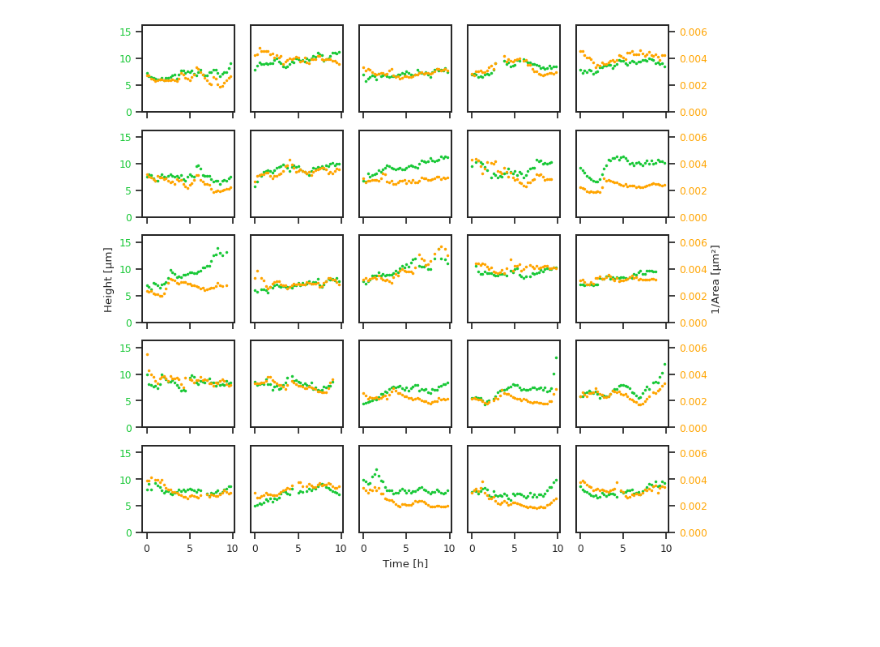
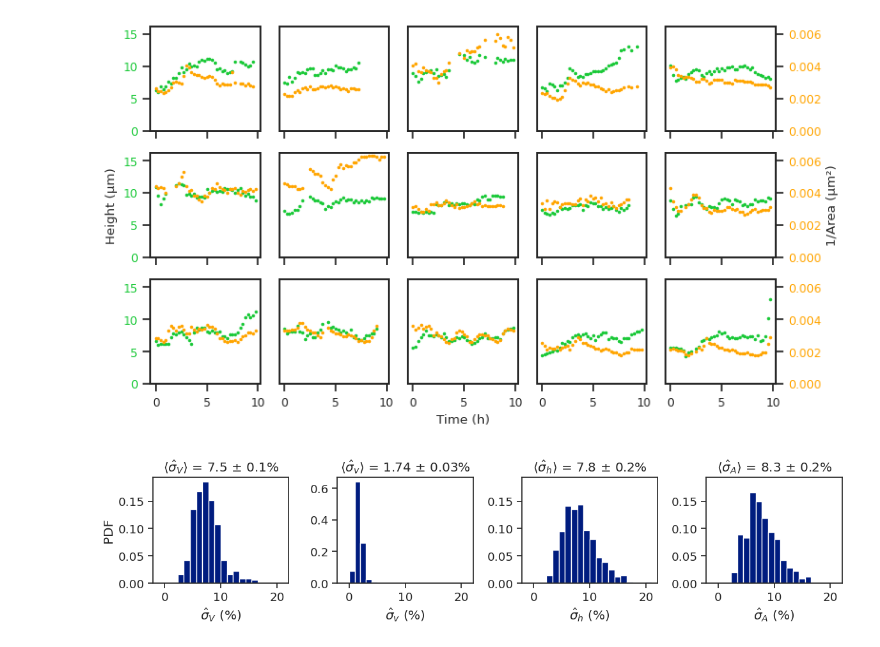
Before and after one commit to siljabl/MDCK_QPI, a Jupyter notebook: figure_scripts/figure5.ipynb, the cells around one changed output. Drawn from its saved outputs; the diff is of its cells as text; code cells hidden in the pictures; blank space fills up the shorter version.

```diff
--- a/figure_scripts/figure5.ipynb
+++ b/figure_scripts/figure5.ipynb
@@ -43,15 +45,18 @@ diff_lim = 0.3
 # choose data set
 file = "A2P1"
 folder = "../../data/Tomocube/MDCK_10.02.2025/"
+search_range = 50
+
 #folder = "../../data/Holomonitor/MDCK_19.03.2024/"
 #file = "A1-12"
+#search_range = 10
 
 
 # load data
-df = pd.read_csv(f"{folder}{file}/area_volume_unfiltered.csv")
+df = pd.read_csv(f"{folder}{file}/area_volume_filtered.csv")
 
-# track cells
-tracks_raw = tp.link(df[df.frame < max_frame], search_range=50, memory=5)
+# track cells. Remove when redone
+tracks_raw = tp.link(df[df.frame < max_frame], search_range=search_range, memory=5)
 tracks = tp.filter_stubs(tracks_raw, 5)
 tracks = tracks.reset_index(drop=True)
 # %% [output]
@@ -68,7 +73,9 @@ for p in range(max(tracks.particle)):
 particles = np.array(particles)
 track_len = np.array(track_len)
 
-long_tracks = particles[track_len >= min_len]
-print(f"Number of tracks longer than {min_len/frames_per_hour:0.1f} hours:\n{len(long_tracks)}")
+long_tracks_plot = particles[track_len >= min_len_plot]
+long_tracks_stat = particles[track_len >= min_len_stat]
+print(f"Number of tracks longer than {min_len_plot/frames_per_hour:0.1f} hours:\n{len(long_tracks_plot)}\n")
+print(f"Number of tracks longer than {min_len_stat/frames_per_hour:0.1f} hours:\n{len(long_tracks_stat)}")
 # %% [output]
 Number of tracks longer than 7.5 hours:
@@ -115,6 +144,6 @@ array([  2,   5,   8,  13,  14,  16,  18,  19,  20,  23,  24,  25,  26,
 # %%
 sns.set_theme(style='ticks', palette='bright', font_scale=0.8)
-fig, axes = plt.subplots(5,5, figsize=(8,7), sharex=True)#, sharey=True)
+fig, axes = plt.subplots(3,5, figsize=(8,4.5), sharex=True)#, sharey=True)
 
 i = 0
 for ax in axes.flatten():
@@ -123,19 +152,15 @@ for ax in axes.flatten():
     ax1 = ax.twinx()
 
     # mask specific track
-    mask = (tracks.particle == good_tracks[plot_mask[i]])
+    mask = (tracks.particle == good_tracks_plot[plot_mask[i]])
 
     # compute mask that avoids outliers
     outlier = (abs(tracks[mask].V - np.median(tracks[mask].V)) <= median_lim*np.median(tracks[mask].V))
-
-    # smoothen curve for visuals
-    #mu = gaussian_filter(tracks[mask][outlier].V, sigma=1.5)
 
     # compute volume fraction
     v_frac = (tracks[mask][outlier].n_avrg - n0) / (nd - n0)
 
     # plot volume
-    #ax.plot(tracks[mask][outlier].frame / 4, mu, 'r-', alpha=0.7)
     ax.plot(tracks[mask][outlier].frame / 4, (tracks[mask][outlier].V), 'b.', ms=3)
 
     # plot dry mass
@@ -149,7 +174,7 @@ for ax in axes.flatten():
         ax1.set_yticks([0, .5, 1])
     if (i)%5 != 0:
         ax.set_yticks([])
-    if i==14:
+    if i==9:
         ax1.set(ylabel="Volume fraction")
 
     ax1.set(ylim=(0,1))
@@ -162,7 +187,7 @@ for ax in axes.flatten():
     i += 1
 
 
-axes[2,0].set(ylabel="Volume [µm³]")
-axes[4,2].set(xlabel="Time [h]")
+axes[1,0].set(ylabel="Volume (µm³)")
+axes[2,2].set(xlabel="Time (h)")
 fig.tight_layout()
 # %% [output]
@@ -172,7 +197,7 @@ fig.savefig(f"../../figs/paper/figure5.pdf", dpi=300)
 # %%
 # figure S3
 sns.set_theme(style='ticks', palette='bright', font_scale=0.8)
-fig, axes = plt.subplots(5,5, figsize=(8,7), sharex=True)#, sharey=True)
+fig, axes = plt.subplots(3,5, figsize=(8,4.5), sharex=True)#, sharey=True)
 
 i = 0
 idx = 0
@@ -182,48 +207,48 @@ for ax in axes.flatten():
     ax1 = ax.twinx()
 
     # mask specific track
-    mask = (tracks.particle == good_tracks[plot_mask[i]])
+    mask = (tracks.particle == good_tracks_plot[plot_mask[i]])
 
     # compute mask that avoids outliers
     outlier = (abs(tracks[mask].V - np.median(tracks[mask].V)) <= median_lim*np.median(tracks[mask].V))
 
     # smoothen curve for visuals
-    mu_h = gaussian_filter(tracks[mask][outlier].h_avrg, sigma=1.5)
-    mu_A = gaussian_filter(1/tracks[mask][outlier].A,    sigma=1.5)
+    #mu_h = gaussian_filter(tracks[mask][outlier].h_avrg, sigma=1.5)
+    #mu_A = gaussian_filter(1/tracks[mask][outlier].A,    sigma=1.5)
 
     # plot height
     #ax.plot(tracks[mask][outlier].frame / 4, mu_h, 'g-', alpha=0.7)
     ax.plot(tracks[mask][outlier].frame / 4, (tracks[mask][outlier].h_avrg), 'g.', ms=3)
 
     # plot area
     #ax1.plot(tracks[mask][outlier].frame / 4, mu_A, '-', alpha=0.7, color="orange")
     ax1.plot(tracks[mask][outlier].frame / 4, 1/(tracks[mask][outlier].A), '.', ms=3, color="orange")
 
 
     # axes specifications
     if (i+1)%5 != 0:
         ax1.set_yticks([])
     #else:
     #    ax1.set_yticks([0, .5, 1])
     if (i)%5 != 0:
         ax.set_yticks([])
-    if i==14:
-        ax1.set(ylabel="1/Area [µm²]")
+    if i==9:
+        ax1.set(ylabel="1/Area (µm²)")
 
     ax1.set(ylim=(0,0.0065))
     ax .set(ylim=(0,2500*0.0065))
     ax .set_xticks([0, 5, 10])
     ax.tick_params(axis='y', labelcolor='g')
     ax1.tick_params(axis='y', labelcolor='orange')
 
 
 
     i += 1
 
-axes[2,0].set(ylabel="Height [µm]")
-axes[4,2].set(xlabel="Time [h]")
+axes[1,0].set(ylabel="Height (µm)")
+axes[2,2].set(xlabel="Time (h)")
 fig.tight_layout()
 # %% [output]
-[figure, old version]
+[figure, new version]
 # %%
 fig.savefig(f"../../figs/paper/figureS3.pdf", dpi=300)
@@ -229,0 +275,27 @@ fig.savefig(f"../../figs/paper/figureS3.pdf", dpi=300)
+# %%
+bins = 20
+hist_range = [-1,21]
+
+fig = plt.figure(figsize=(12,3))
+sns.set_theme(style='ticks', palette='dark', font_scale=1.2)
+
+ax0 = fig.add_subplot(1, 4, 1)
+ax1 = fig.add_subplot(1, 4, 2)
+ax2 = fig.add_subplot(1, 4, 3, sharey = ax0)
+ax3 = fig.add_subplot(1, 4, 4, sharey = ax0)
+
+ax0.hist(V_fluct, density="True", bins=bins,   range=hist_range)
+ax1.hist(v_fluct, density="True", bins=bins+2, range=hist_range)
+ax2.hist(A_fluct, density="True", bins=bins,   range=hist_range)
+ax3.hist(h_fluct, density="True", bins=bins,   range=hist_range)
+
+ax0.set(title=rf"$\langle \hat{{\sigma}}_V \rangle$ = {np.mean(V_fluct):0.1f} $\pm$ {np.std(V_fluct) / np.sqrt(len(V_fluct)):0.1f}%", xlabel=r"$\hat{\sigma}_V$ (%)")
+ax1.set(title=rf"$\langle \hat{{\sigma}}_v \rangle$ = {np.mean(v_fluct):0.2f} $\pm$ {np.std(v_fluct) / np.sqrt(len(V_fluct)):0.2f}%", xlabel=r"$\hat{\sigma}_v$ (%)")
+ax2.set(title=rf"$\langle \hat{{\sigma}}_h \rangle$ = {np.mean(h_fluct):0.1f} $\pm$ {np.std(h_fluct) / np.sqrt(len(V_fluct)):0.1f}%", xlabel=r"$\hat{\sigma}_h$ (%)")
+ax3.set(title=rf"$\langle \hat{{\sigma}}_A \rangle$ = {np.mean(A_fluct):0.1f} $\pm$ {np.std(A_fluct) / np.sqrt(len(V_fluct)):0.1f}%", xlabel=r"$\hat{\sigma}_A$ (%)")
+ax0.set(ylabel="PDF")
+
+fig.tight_layout()
+fig.savefig("../../figs/paper/figure5b.pdf", dpi=300)
+# %% [output]
+[figure, added]
```
Also changed, not shown: parts of 9 cells of this notebook, 14 other files.
